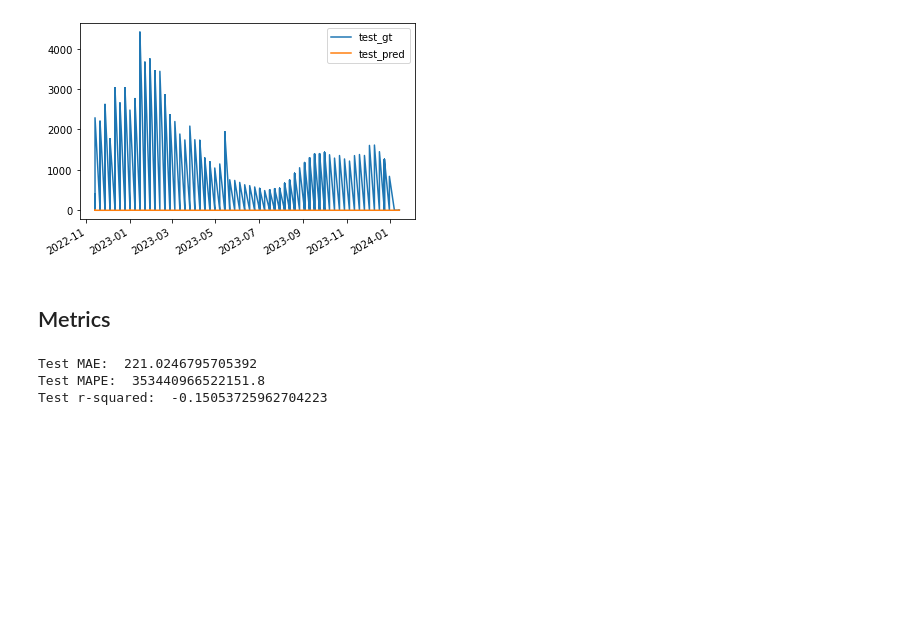
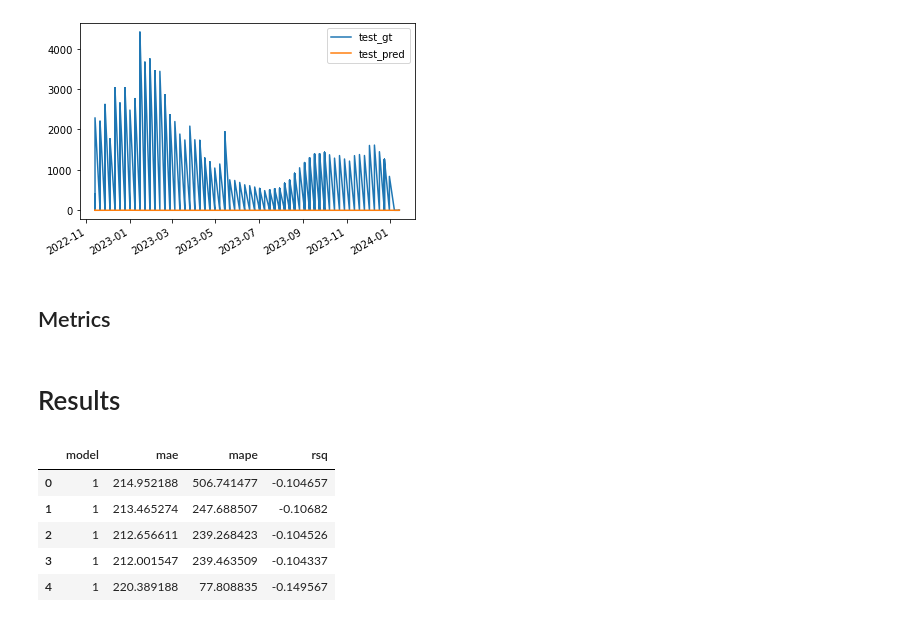
Before and after one commit to y-ginther/DS-Capstone, a Jupyter notebook: LSTM_c.ipynb, the cells around one changed output. Saved outputs shown, nothing was run; the diff lists cells and outputs as text; code cells hidden in the pictures; blank space fills up the shorter version.

Commit message:
fixed LSTM MAPE

```diff
--- a/LSTM_c.ipynb
+++ b/LSTM_c.ipynb
@@ -576,7 +569,7 @@ plt.legend(['train_gt', 'train_pred'])
 <matplotlib.legend.Legend at 0x...>
 [figure]
 # %%
-test_pred=model.predict(np.array([x[2].reshape(14, 57) for x in test]))
+test_pred=model.predict(np.array([x[2].reshape(14, 67) for x in test]))
 test_pred=pd.DataFrame(test_pred, columns=['yhat'], index=[x[0] for x in test ])
 test_gt=pd.DataFrame([x[1] for x in test], columns=['y'], index=[x[0] for x in test ])
 pd.concat([test_gt, test_pred], axis=1).plot()
@@ -593,7 +586,14 @@ mape = np.mean(np.abs((test_gt['y'] - test_pred['yhat']) / (test_gt['y'] + 1)))
 r2 = r2_score(test_gt, test_pred)
 new_row = {'model': '1', 'mae': mae, 'mape': mape, 'rsq': r2}
 metrics = metrics.append(new_row, ignore_index=True)
-# %% [output]
-Test MAE:  221.0246795705392
-Test MAPE:  353440966522151.8
-Test r-squared:  -0.15053725962704223
+# %% [markdown]
+# Results
+# %%
+metrics
+# %% [output]
+|  | model | mae | mape | rsq |
+| 0 | 1 | 214.952188 | 506.741477 | -0.104657 |
+| 1 | 1 | 213.465274 | 247.688507 | -0.10682 |
+| 2 | 1 | 212.656611 | 239.268423 | -0.104526 |
+| 3 | 1 | 212.001547 | 239.463509 | -0.104337 |
+| 4 | 1 | 220.389188 | 77.808835 | -0.149567 |
```
Also changed, not shown: parts of 8 cells of this notebook.
